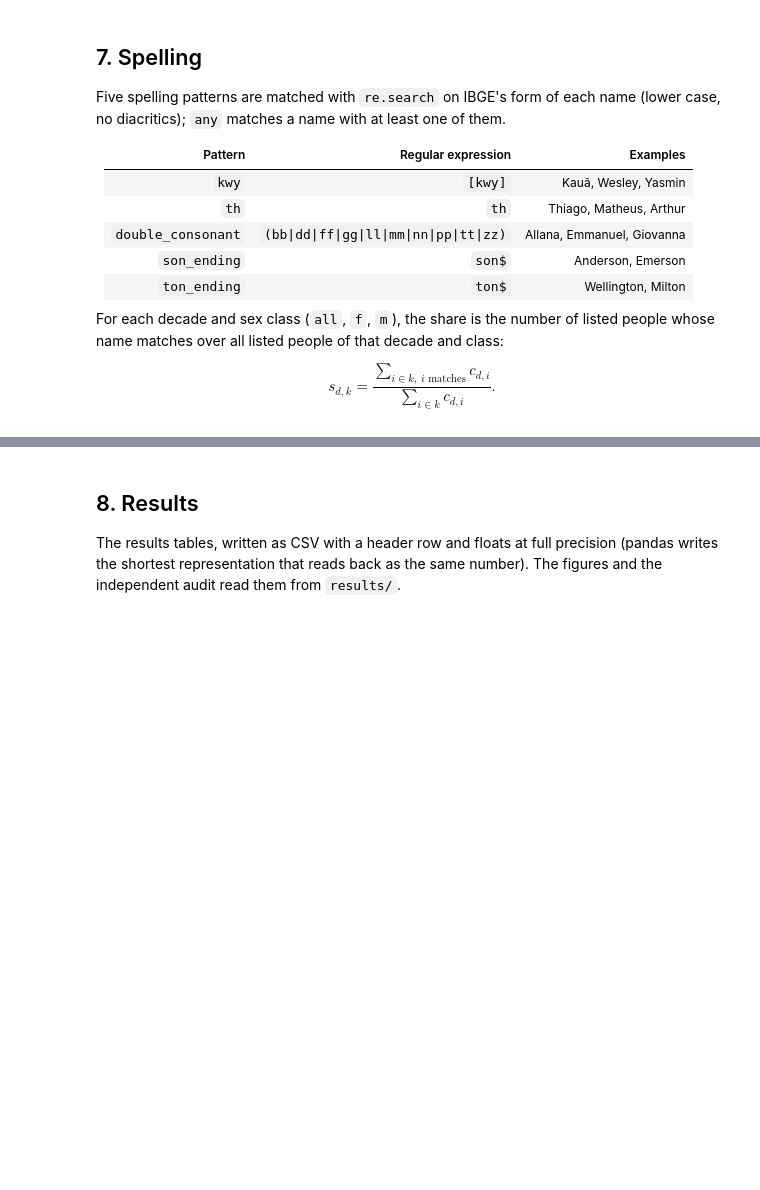
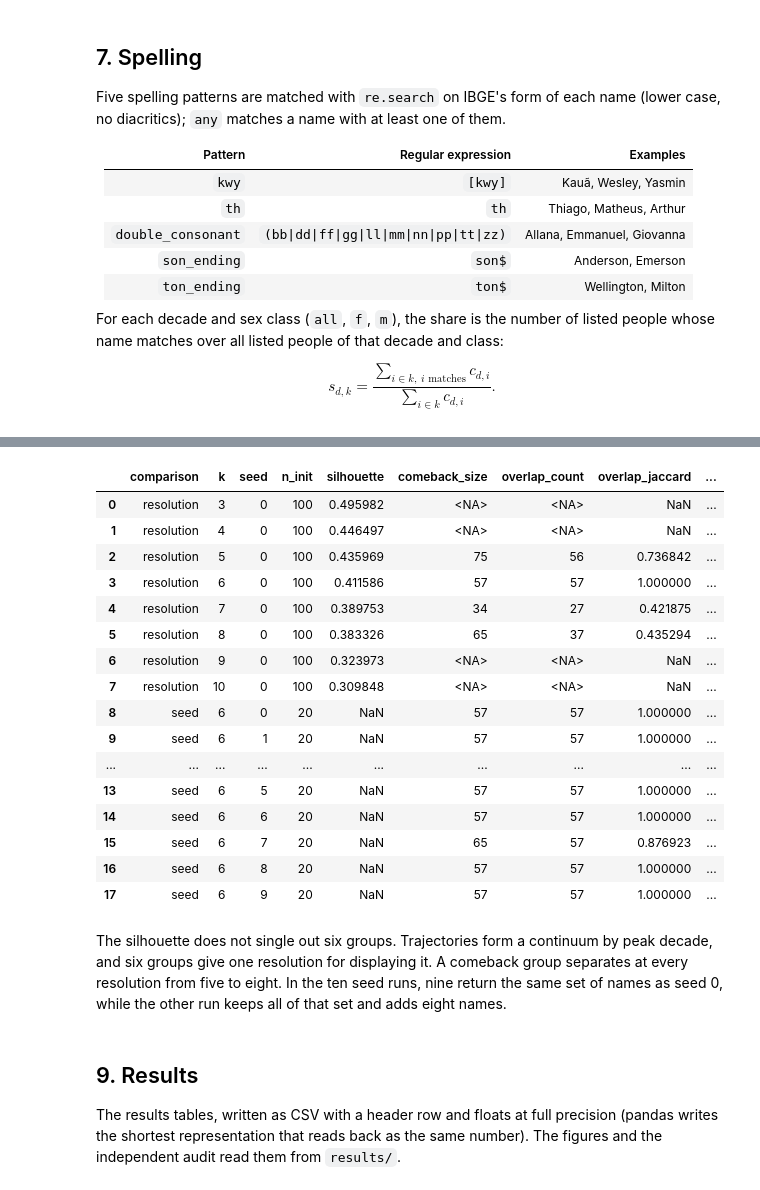
Before and after one commit to jhlopesalves/DataVerso, a Jupyter notebook: projects/002-nomes-brasil/dataverso_002.ipynb, the cells around one changed output, grey strips where cells are left out. Saved outputs shown, nothing was run; the diff lists cells and outputs as text; code cells hidden in the pictures; blank space fills up the shorter version.

```diff
--- a/projects/002-nomes-brasil/dataverso_002.ipynb
+++ b/projects/002-nomes-brasil/dataverso_002.ipynb
@@ -581,0 +984,2 @@ Question for Jhonatan: do the `son` and `ton` endings, which rise and fall withi
+# %%
+eligible_shares = shares_by_name[shares_by_name.max(axis="columns") >= LIFE_CYCLE_MIN_SHARE]
@@ -581,0 +990,5 @@ Question for Jhonatan: do the `son` and `ton` endings, which rise and fall withi
+# %%
+log_shares = np.log10(eligible_shares.mask(eligible_shares.eq(0), LIFE_CYCLE_ABSENT_SHARE))
+life_cycle_features = log_shares.sub(log_shares.mean(axis="columns"), axis="index").div(
+    log_shares.std(axis="columns"), axis="index"
+)
@@ -581,0 +999,4 @@ Question for Jhonatan: do the `son` and `ton` endings, which rise and fall withi
+# %%
+relative_shares = np.log10(
+    eligible_shares.div(eligible_shares.max(axis="columns"), axis="index").clip(lower=1e-3)
+)
@@ -582,5 +1033,72 @@ Question for Jhonatan: do the `son` and `ton` endings, which rise and fall withi
+# %%
+def comeback_overlap(labels, medians, comeback, reference_members):
+    """Measure membership overlap and locate the trough of the comeback median."""
+    members = relative_shares.index[labels == comeback]
+    shared = len(members.intersection(reference_members))
+    return {
+        "comeback_size": len(members),
+        "overlap_count": shared,
+        "overlap_jaccard": shared / len(members.union(reference_members)),
+        "comeback_trough_decade": medians.loc[comeback].idxmin(),
+    }
+
+
+main_members = relative_shares.index[life_cycle_labels == comeback_label]
+robustness = []
+for k in range(3, 11):
+    if k == LIFE_CYCLE_K:
+        labels, medians, comeback = life_cycle_labels, life_cycle_medians, comeback_label
+    else:
+        labels, medians, comeback = fit_life_cycles(k, 100, 0)
+    with threadpool_limits(limits=1):
+        silhouette = silhouette_score(life_cycle_features, labels)
+    row = {"comparison": "resolution", "k": k, "seed": 0, "n_init": 100, "silhouette": silhouette}
+    if 5 <= k <= 8:
+        row.update(comeback_overlap(labels, medians, comeback, main_members))
+    robustness.append(row)
+
+seed_zero_fit = fit_life_cycles(LIFE_CYCLE_K, 20, 0)
+seed_zero_members = relative_shares.index[seed_zero_fit[0] == seed_zero_fit[2]]
+for seed in range(10):
+    labels, medians, comeback = (
+        seed_zero_fit if seed == 0 else fit_life_cycles(LIFE_CYCLE_K, 20, seed)
+    )
+    robustness.append(
+        {
+            "comparison": "seed",
+            "k": LIFE_CYCLE_K,
+            "seed": seed,
+            "n_init": 20,
+            **comeback_overlap(labels, medians, comeback, seed_zero_members),
+        }
+    )
+
+life_cycle_robustness = pd.DataFrame(robustness).astype(
+    {"comeback_size": "Int64", "overlap_count": "Int64", "comeback_trough_decade": "Int64"}
+)
+display(life_cycle_robustness)
+# %% [output]
+|  | comparison | k | seed | n_init | silhouette | comeback_size | overlap_count | overlap_jaccard | ... |
+| 0 | resolution | 3 | 0 | 100 | 0.495982 | <NA> | <NA> | NaN | ... |
+| 1 | resolution | 4 | 0 | 100 | 0.446497 | <NA> | <NA> | NaN | ... |
+| 2 | resolution | 5 | 0 | 100 | 0.435969 | 75 | 56 | 0.736842 | ... |
+| 3 | resolution | 6 | 0 | 100 | 0.411586 | 57 | 57 | 1.000000 | ... |
+| 4 | resolution | 7 | 0 | 100 | 0.389753 | 34 | 27 | 0.421875 | ... |
+| 5 | resolution | 8 | 0 | 100 | 0.383326 | 65 | 37 | 0.435294 | ... |
+| 6 | resolution | 9 | 0 | 100 | 0.323973 | <NA> | <NA> | NaN | ... |
+| 7 | resolution | 10 | 0 | 100 | 0.309848 | <NA> | <NA> | NaN | ... |
+| 8 | seed | 6 | 0 | 20 | NaN | 57 | 57 | 1.000000 | ... |
+| 9 | seed | 6 | 1 | 20 | NaN | 57 | 57 | 1.000000 | ... |
+| ... | ... | ... | ... | ... | ... | ... | ... | ... | ... |
+| 13 | seed | 6 | 5 | 20 | NaN | 57 | 57 | 1.000000 | ... |
+| 14 | seed | 6 | 6 | 20 | NaN | 57 | 57 | 1.000000 | ... |
+| 15 | seed | 6 | 7 | 20 | NaN | 65 | 57 | 0.876923 | ... |
+| 16 | seed | 6 | 8 | 20 | NaN | 57 | 57 | 1.000000 | ... |
+| 17 | seed | 6 | 9 | 20 | NaN | 57 | 57 | 1.000000 | ... |
+# %% [markdown]
+The silhouette does not single out six groups. Trajectories form a continuum by peak decade, and six groups give one resolution for displaying it. A comeback group separates at every resolution from five to eight. In the ten seed runs, nine return the same set of names as seed 0, while the other run keeps all of that set and adds eight names.
 # %% [markdown]
-## 8. Results
+## 9. Results
 
 The results tables, written as CSV with a header row and floats at full precision (pandas writes the shortest representation that reads back as the same number). The figures and the independent audit read them from `results/`.
 # %%
```
Also changed, not shown: parts of 35 cells of this notebook, 9 other files.
